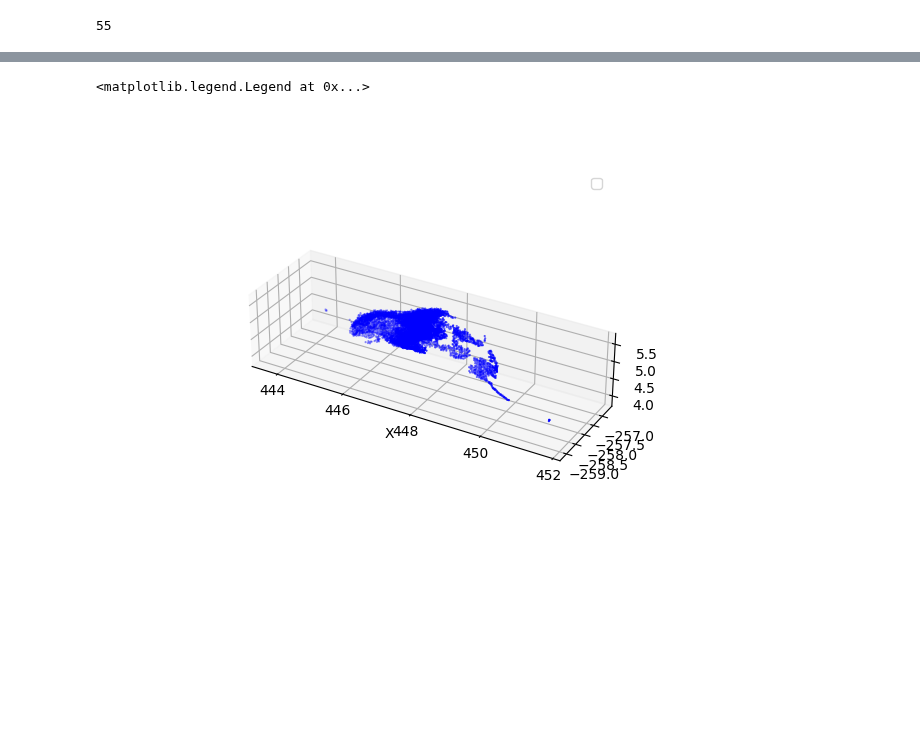
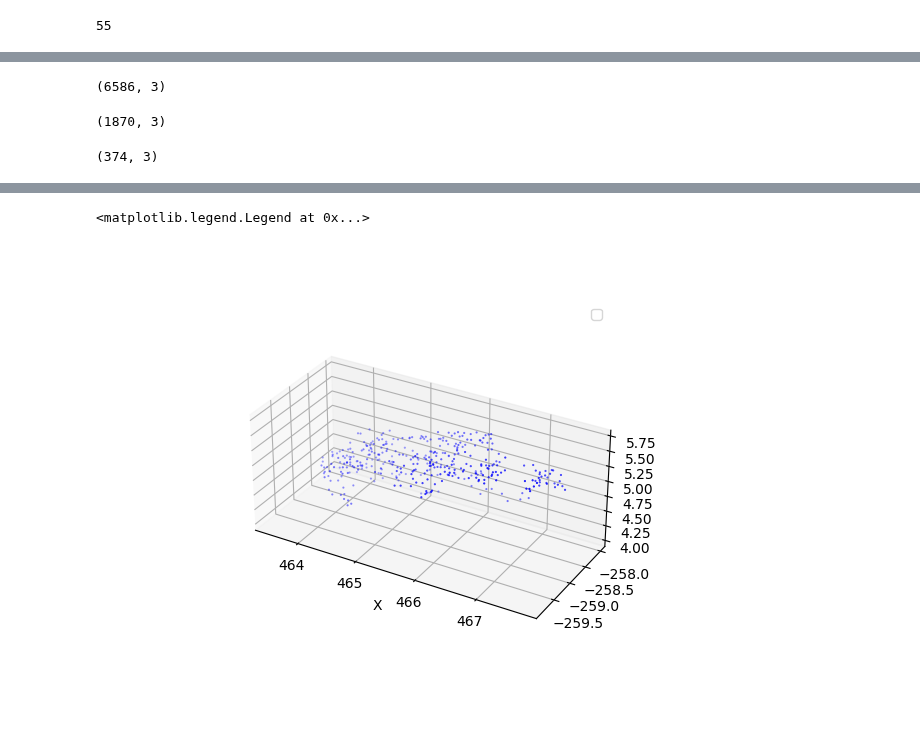
Before and after one commit to mit-acl/roman, a Jupyter notebook: notebooks/14_shape_completion.ipynb, the cells around one changed output, grey strips where cells are left out. Saved outputs shown, nothing was run; the diff lists cells and outputs as text; code cells hidden in the pictures; blank space fills up the shorter version.

Commit message:
Downsample to match number of input points.

```diff
--- a/notebooks/14_shape_completion.ipynb
+++ b/notebooks/14_shape_completion.ipynb
@@ -55,7 +73,31 @@ print(data_aggregated.shape)
+# %%
+cl, ind = pcd.remove_radius_outlier(nb_points=30, radius=0.2)
+# display_inlier_outlier(pcd_downsampled, ind)
+inlier_cloud = pcd.select_by_index(ind)
+o3d.visualization.draw_geometries([inlier_cloud])
+# %%
+print(np.asarray(inlier_cloud.points).shape)
+# %% [output]
+(6586, 3)
+# %%
+pcd_downsampled = inlier_cloud.voxel_down_sample(voxel_size=0.1)
+# pcd_downsampled = inlier_cloud.uniform_down_sample(15)
+o3d.visualization.draw_geometries([pcd_downsampled])
+# %%
+print(np.asarray(pcd_downsampled.points).shape)
+# %% [output]
+(1870, 3)
+# %%
+pcd_downsampled_dd = pcd_downsampled.uniform_down_sample(5)
+print(np.asarray(pcd_downsampled_dd.points).shape)
+# %% [output]
+(374, 3)
+# %%
+data_pcd = np.asarray(pcd_downsampled_dd.points)
 # %%
 fig = plt.figure()
 ax1 = fig.add_subplot(1, 1, 1, projection='3d')
-ax1.scatter(data_aggregated[:, 0], data_aggregated[:, 1], data_aggregated[:, 2],
+ax1.scatter(data_pcd[:, 0], data_pcd[:, 1], data_pcd[:, 2],
             zdir='z', c= 'blue', s=0.3)
 ax1.set_aspect('equal')
 ax1.set_xlabel("X")
@@ -65,5 +107,5 @@ WARNING - 2024-04-22 23:19:55,709 - legend - No artists with labels found to put
 <matplotlib.legend.Legend at 0x...>
-[figure, old version]
+[figure, new version]
 # %%
 '''
 IF loaded from segments_pcd
```
Also changed, not shown: parts of 15 cells of this notebook.
